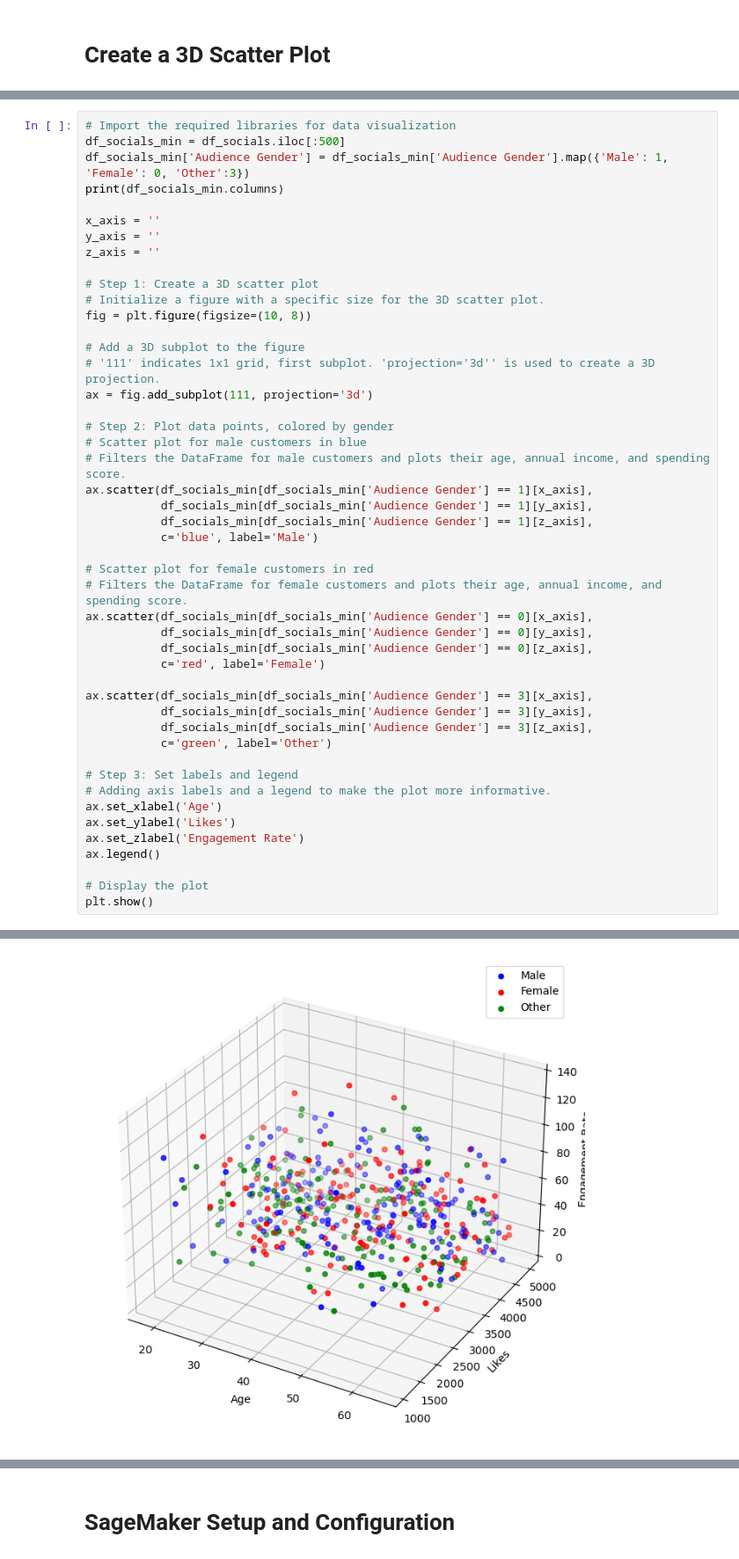
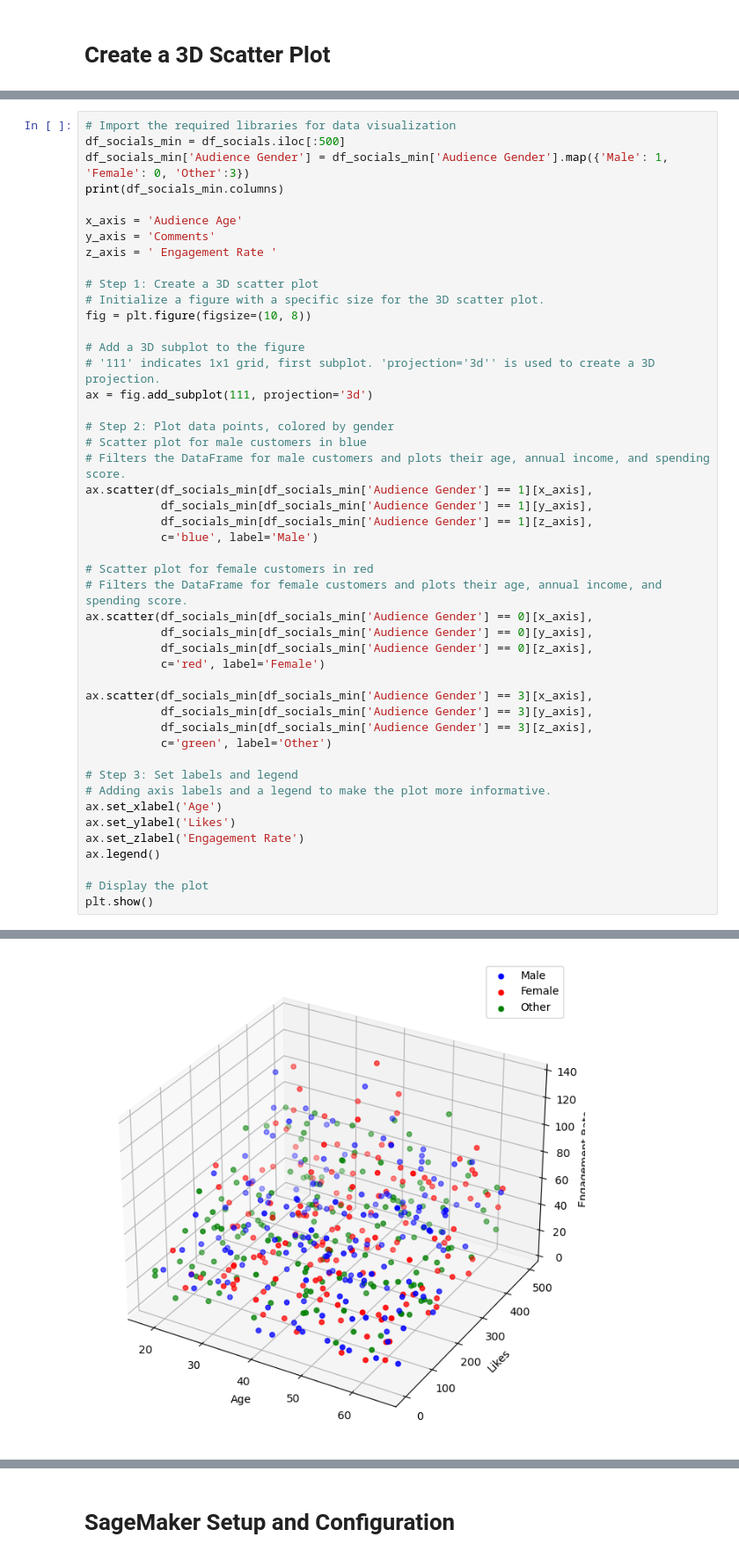
Before and after one commit to sunyshore/knn, a Jupyter notebook: knn_working.ipynb, the cells around one changed output, grey strips where cells are left out. Shown at 88% size. Saved outputs shown, nothing was run; the diff lists cells and outputs as text.

```diff
--- a/knn_working.ipynb
+++ b/knn_working.ipynb
@@ -207,9 +204,9 @@ df_socials_min = df_socials.iloc[:500]
 df_socials_min['Audience Gender'] = df_socials_min['Audience Gender'].map({'Male': 1, 'Female': 0, 'Other':3})
 print(df_socials_min.columns)
 
-x_axis = ''
-y_axis = ''
-z_axis = ''
+x_axis = 'Audience Age'
+y_axis = 'Comments'
+z_axis = ' Engagement Rate '
 
 # Step 1: Create a 3D scatter plot
 # Initialize a figure with a specific size for the 3D scatter plot.
@@ -232,31 +229,31 @@ ax.scatter(df_socials_min[df_socials_min['Audience Gender'] == 1][x_axis],
 ax.scatter(df_socials_min[df_socials_min['Audience Gender'] == 0][x_axis],
            df_socials_min[df_socials_min['Audience Gender'] == 0][y_axis],
            df_socials_min[df_socials_min['Audience Gender'] == 0][z_axis],
            c='red', label='Female')
 
 ax.scatter(df_socials_min[df_socials_min['Audience Gender'] == 3][x_axis],
            df_socials_min[df_socials_min['Audience Gender'] == 3][y_axis],
            df_socials_min[df_socials_min['Audience Gender'] == 3][z_axis],
            c='green', label='Other')
 
 # Step 3: Set labels and legend
 # Adding axis labels and a legend to make the plot more informative.
 ax.set_xlabel('Age')
 ax.set_ylabel('Likes')
 ax.set_zlabel('Engagement Rate')
 ax.legend()
 
 # Display the plot
 plt.show()
 # %% [output]
 Index(['Platform', 'Post Type', 'Weekday Type', 'Time Periods', 'Likes',
        'Comments', 'Shares', 'Impressions', 'Reach', ' Engagement Rate ',
        'Audience Age', 'Age Group', 'Audience Gender', 'Audience Location',
        'Sentiment'],
       dtype='object')
 A value is trying to be set on a copy of a slice from a DataFrame.
 Try using .loc[row_indexer,col_indexer] = value instead
 
 See the caveats in the documentation: https://pandas.pydata.org/pandas-docs/stable/user_guide/indexing.html#returning-a-view-versus-a-copy
   df_socials_min['Audience Gender'] = df_socials_min['Audience Gender'].map({'Male': 1, 'Female': 0, 'Other':3})
-[figure, old version]
+[figure, new version]
```
Also changed, not shown: parts of 3 cells of this notebook.
